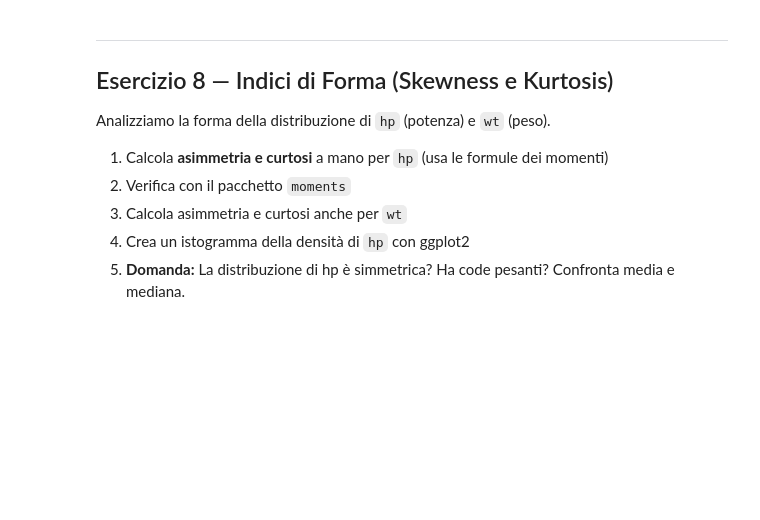
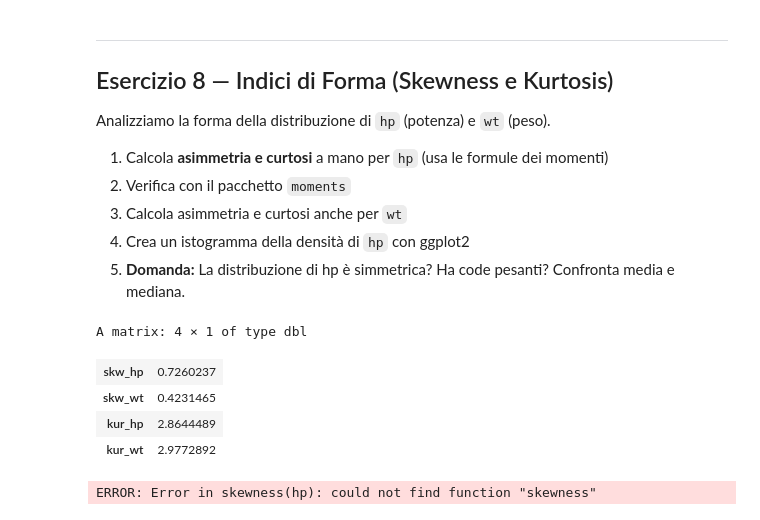
Before and after one commit to MarcoVando/statistica-descrittiva-per-datascience, a Jupyter notebook: MyFiles/Esercizi_1_mtcars.ipynb, the cells around one changed output. Drawn from its saved outputs; the diff is of its cells as text; code cells hidden in the pictures; blank space fills up the shorter version.

```diff
--- a/MyFiles/Esercizi_1_mtcars.ipynb
+++ b/MyFiles/Esercizi_1_mtcars.ipynb
@@ -662,4 +658,32 @@ Analizziamo la forma della distribuzione di `hp` (potenza) e `wt` (peso).
 5. **Domanda:** La distribuzione di hp è simmetrica? Ha code pesanti? Confronta media e mediana.
 # %%
 # 👇 Scrivi qui il tuo codice per l'Esercizio 8
+#library(moments)
+#install.packages("moments")
+#library(moments)
+
+mu_hp <- mean(hp)
+mu_wt <- mean(wt)
+sig_hp <- sd(hp)
+sig_wt <- sd(wt)
+n_hp <- length(hp)
+n_wt <- length(wt)
+
+skw_hp = (sum((hp - mu_hp)^3)/n_hp )/sig_hp^3
+kur_hp = (sum((hp - mu_hp)^4)/n_hp )/sig_hp^4
+
+skw_wt = (sum((wt - mu_wt)^3)/n_wt )/sig_wt^3
+kur_wt = (sum((wt - mu_wt)^4)/n_wt )/sig_wt^4
+
+rbind(skw_hp, skw_wt, kur_hp, kur_wt)
+
+skewness(hp) ; skewness(wt)
+kurtosis(hp) ; kurtosis(wt)
+# %% [output]
+A matrix: 4 × 1 of type dbl
+| skw_hp | 0.7260237 |
+| skw_wt | 0.4231465 |
+| kur_hp | 2.8644489 |
+| kur_wt | 2.9772892 |
+ERROR: Error in skewness(hp): could not find function "skewness"
 # %%
```
Also changed, not shown: parts of 12 cells of this notebook.
